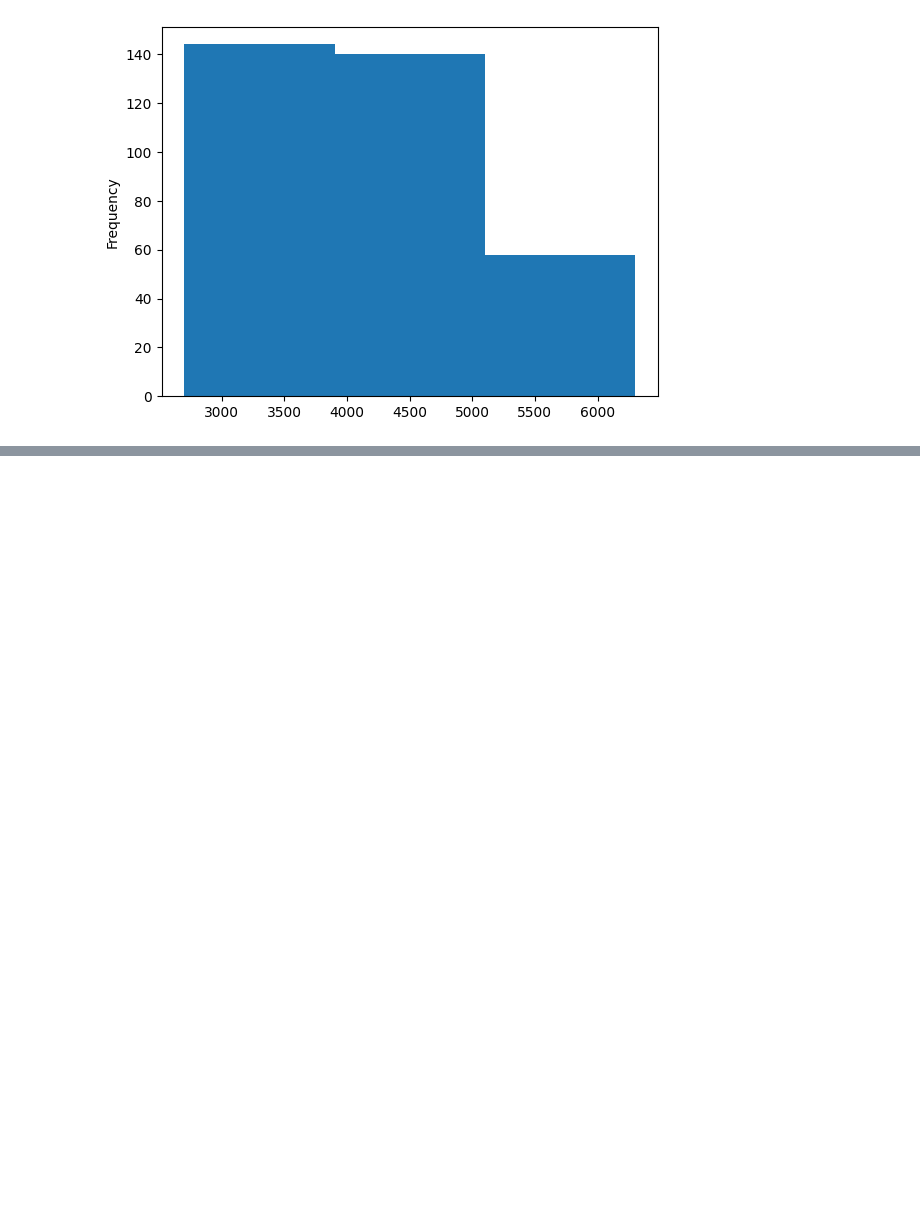
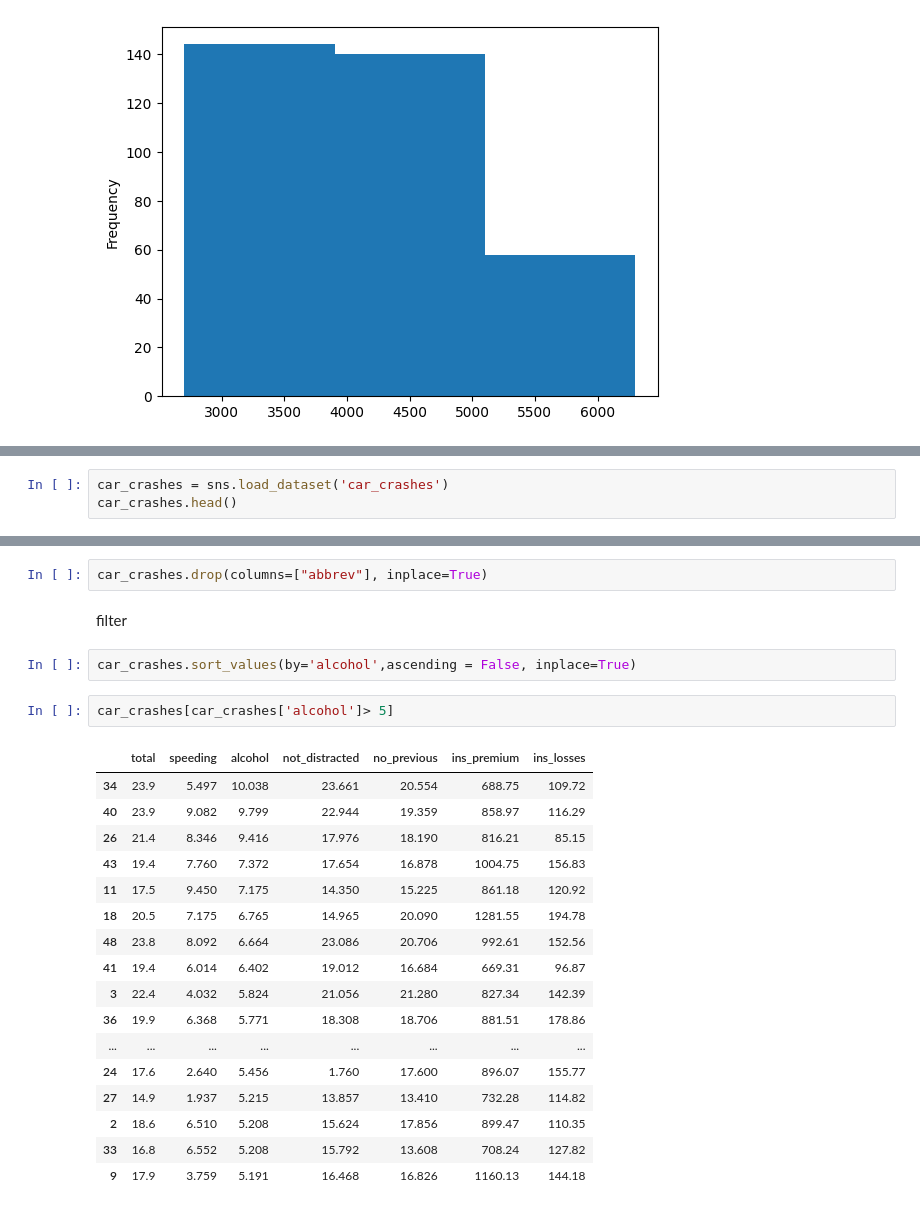
Before and after one commit to namita1005s/digipodium_datascience, a Jupyter notebook: Data_Analysis/data_analysis.ipynb, the cells around one changed output, grey strips where cells are left out. Saved outputs shown, nothing was run; the diff lists cells and outputs as text; blank space fills up the shorter version.

```diff
--- a/data_analysis.ipynb
+++ b/Data_Analysis/data_analysis.ipynb
@@ -511,0 +673,3 @@ penguins['body_mass_g'].plot(kind='hist', bins=3)
+# %%
+car_crashes = sns.load_dataset('car_crashes')
+car_crashes.head()
@@ -511,0 +683,26 @@ penguins['body_mass_g'].plot(kind='hist', bins=3)
+# %%
+car_crashes.drop(columns=["abbrev"], inplace=True)
+# %% [markdown]
+filter
+# %%
+car_crashes.sort_values(by='alcohol',ascending = False, inplace=True)
+# %%
+car_crashes[car_crashes['alcohol']> 5]
+# %% [output]
+|  | total | speeding | alcohol | not_distracted | no_previous | ins_premium | ins_losses |
+| 34 | 23.9 | 5.497 | 10.038 | 23.661 | 20.554 | 688.75 | 109.72 |
+| 40 | 23.9 | 9.082 | 9.799 | 22.944 | 19.359 | 858.97 | 116.29 |
+| 26 | 21.4 | 8.346 | 9.416 | 17.976 | 18.190 | 816.21 | 85.15 |
+| 43 | 19.4 | 7.760 | 7.372 | 17.654 | 16.878 | 1004.75 | 156.83 |
+| 11 | 17.5 | 9.450 | 7.175 | 14.350 | 15.225 | 861.18 | 120.92 |
+| 18 | 20.5 | 7.175 | 6.765 | 14.965 | 20.090 | 1281.55 | 194.78 |
+| 48 | 23.8 | 8.092 | 6.664 | 23.086 | 20.706 | 992.61 | 152.56 |
+| 41 | 19.4 | 6.014 | 6.402 | 19.012 | 16.684 | 669.31 | 96.87 |
+| 3 | 22.4 | 4.032 | 5.824 | 21.056 | 21.280 | 827.34 | 142.39 |
+| 36 | 19.9 | 6.368 | 5.771 | 18.308 | 18.706 | 881.51 | 178.86 |
+| ... | ... | ... | ... | ... | ... | ... | ... |
+| 24 | 17.6 | 2.640 | 5.456 | 1.760 | 17.600 | 896.07 | 155.77 |
+| 27 | 14.9 | 1.937 | 5.215 | 13.857 | 13.410 | 732.28 | 114.82 |
+| 2 | 18.6 | 6.510 | 5.208 | 15.624 | 17.856 | 899.47 | 110.35 |
+| 33 | 16.8 | 6.552 | 5.208 | 15.792 | 13.608 | 708.24 | 127.82 |
+| 9 | 17.9 | 3.759 | 5.191 | 16.468 | 16.826 | 1160.13 | 144.18 |
```
Also changed, not shown: parts of 23 cells of this notebook, 23 other files.
